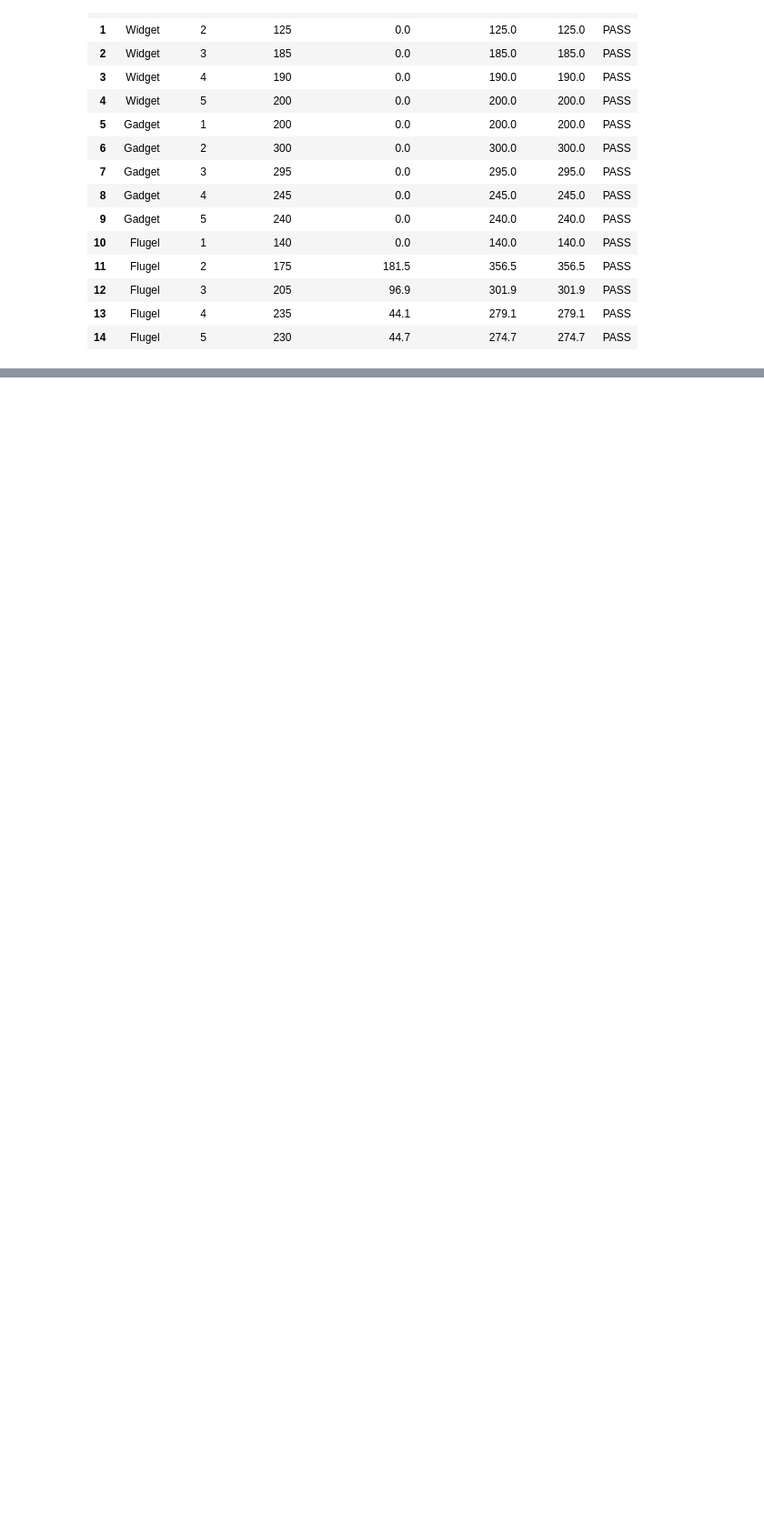
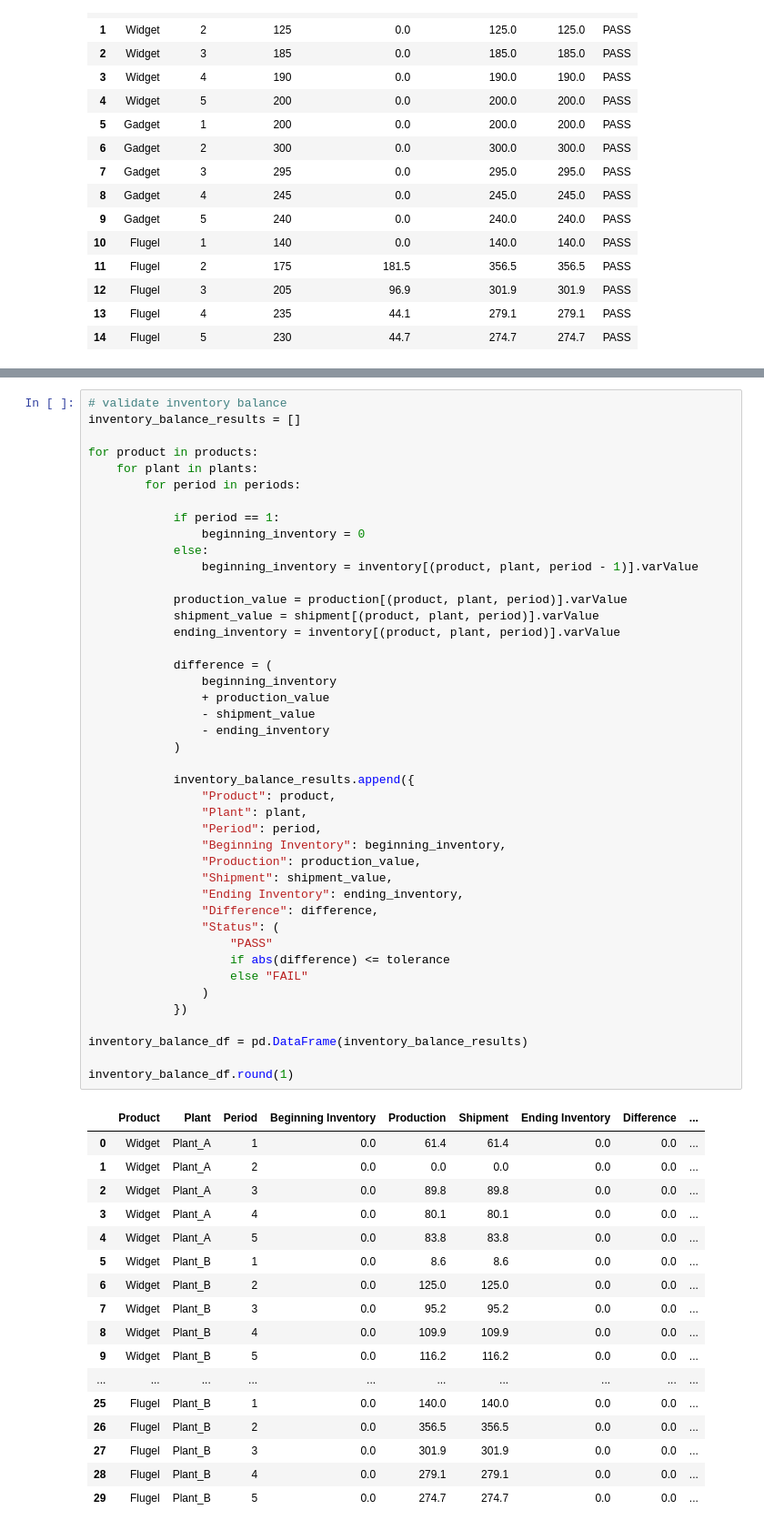
Before and after one commit to saminjune24/NU_Industries_Decision_Analytics, a Jupyter notebook: NU_Industries.ipynb, the cells around one changed output, grey strips where cells are left out. Shown at 91% size. Cells and saved outputs as stored; diff of their text form; blank space fills up the shorter version.

```diff
--- a/NU_Industries.ipynb
+++ b/NU_Industries.ipynb
@@ -984,0 +983,61 @@ demand_validation.round(1)
+# %%
+# validate inventory balance
+inventory_balance_results = []
+
+for product in products:
+    for plant in plants:
+        for period in periods:
+
+            if period == 1:
+                beginning_inventory = 0
+            else:
+                beginning_inventory = inventory[(product, plant, period - 1)].varValue
+
+            production_value = production[(product, plant, period)].varValue
+            shipment_value = shipment[(product, plant, period)].varValue
+            ending_inventory = inventory[(product, plant, period)].varValue
+
+            difference = (
+                beginning_inventory
+                + production_value
+                - shipment_value
+                - ending_inventory
+            )
+
+            inventory_balance_results.append({
+                "Product": product,
+                "Plant": plant,
+                "Period": period,
+                "Beginning Inventory": beginning_inventory,
+                "Production": production_value,
+                "Shipment": shipment_value,
+                "Ending Inventory": ending_inventory,
+                "Difference": difference,
+                "Status": (
+                    "PASS"
+                    if abs(difference) <= tolerance
+                    else "FAIL"
+                )
+            })
+
+inventory_balance_df = pd.DataFrame(inventory_balance_results)
+
+inventory_balance_df.round(1)
+# %% [output]
+|  | Product | Plant | Period | Beginning Inventory | Production | Shipment | Ending Inventory | Difference | ... |
+| 0 | Widget | Plant_A | 1 | 0.0 | 61.4 | 61.4 | 0.0 | 0.0 | ... |
+| 1 | Widget | Plant_A | 2 | 0.0 | 0.0 | 0.0 | 0.0 | 0.0 | ... |
+| 2 | Widget | Plant_A | 3 | 0.0 | 89.8 | 89.8 | 0.0 | 0.0 | ... |
+| 3 | Widget | Plant_A | 4 | 0.0 | 80.1 | 80.1 | 0.0 | 0.0 | ... |
+| 4 | Widget | Plant_A | 5 | 0.0 | 83.8 | 83.8 | 0.0 | 0.0 | ... |
+| 5 | Widget | Plant_B | 1 | 0.0 | 8.6 | 8.6 | 0.0 | 0.0 | ... |
+| 6 | Widget | Plant_B | 2 | 0.0 | 125.0 | 125.0 | 0.0 | 0.0 | ... |
+| 7 | Widget | Plant_B | 3 | 0.0 | 95.2 | 95.2 | 0.0 | 0.0 | ... |
+| 8 | Widget | Plant_B | 4 | 0.0 | 109.9 | 109.9 | 0.0 | 0.0 | ... |
+| 9 | Widget | Plant_B | 5 | 0.0 | 116.2 | 116.2 | 0.0 | 0.0 | ... |
+| ... | ... | ... | ... | ... | ... | ... | ... | ... | ... |
+| 25 | Flugel | Plant_B | 1 | 0.0 | 140.0 | 140.0 | 0.0 | 0.0 | ... |
+| 26 | Flugel | Plant_B | 2 | 0.0 | 356.5 | 356.5 | 0.0 | 0.0 | ... |
+| 27 | Flugel | Plant_B | 3 | 0.0 | 301.9 | 301.9 | 0.0 | 0.0 | ... |
+| 28 | Flugel | Plant_B | 4 | 0.0 | 279.1 | 279.1 | 0.0 | 0.0 | ... |
+| 29 | Flugel | Plant_B | 5 | 0.0 | 274.7 | 274.7 | 0.0 | 0.0 | ... |
```
Also changed, not shown: parts of 28 cells of this notebook.
